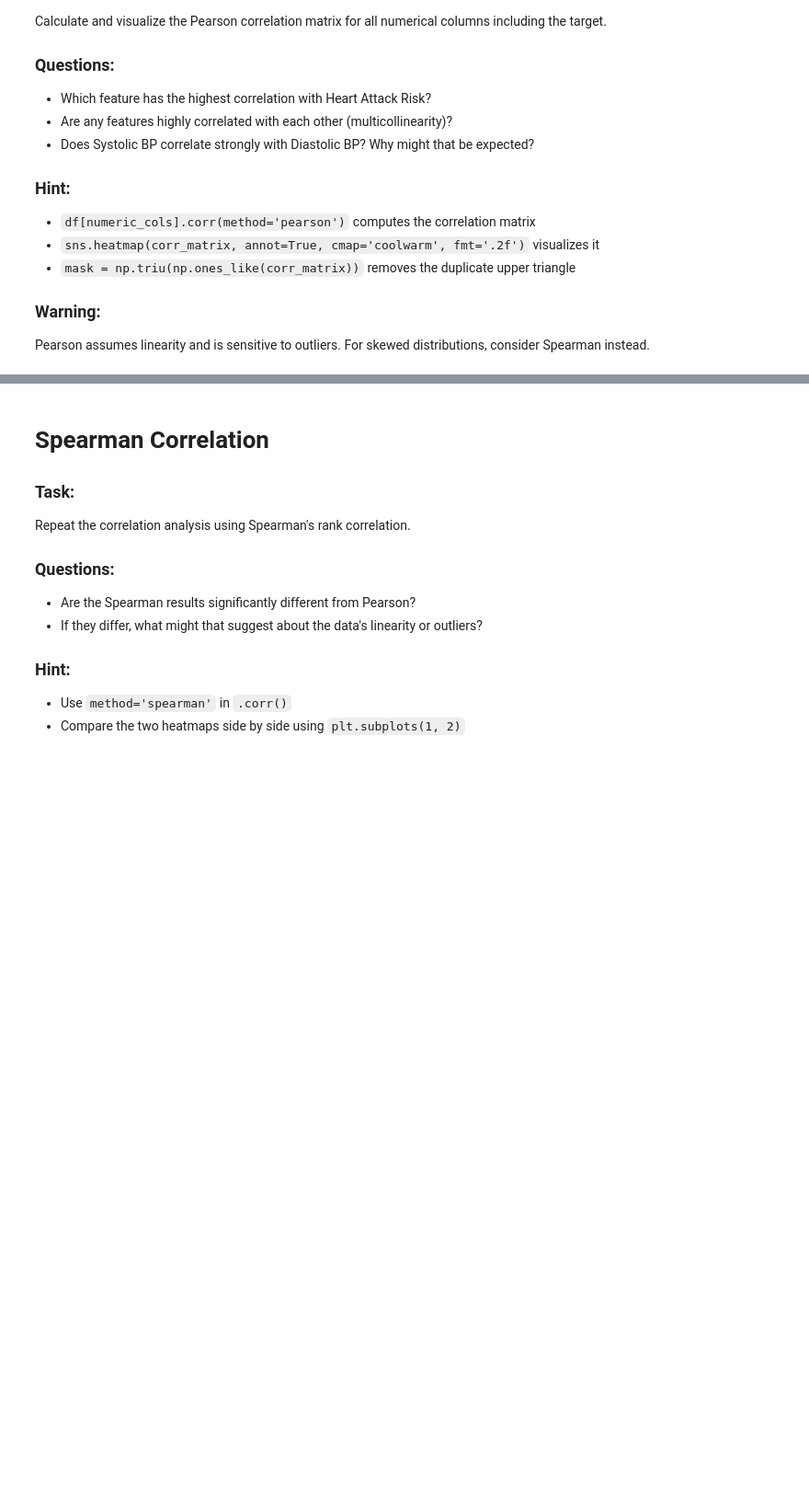
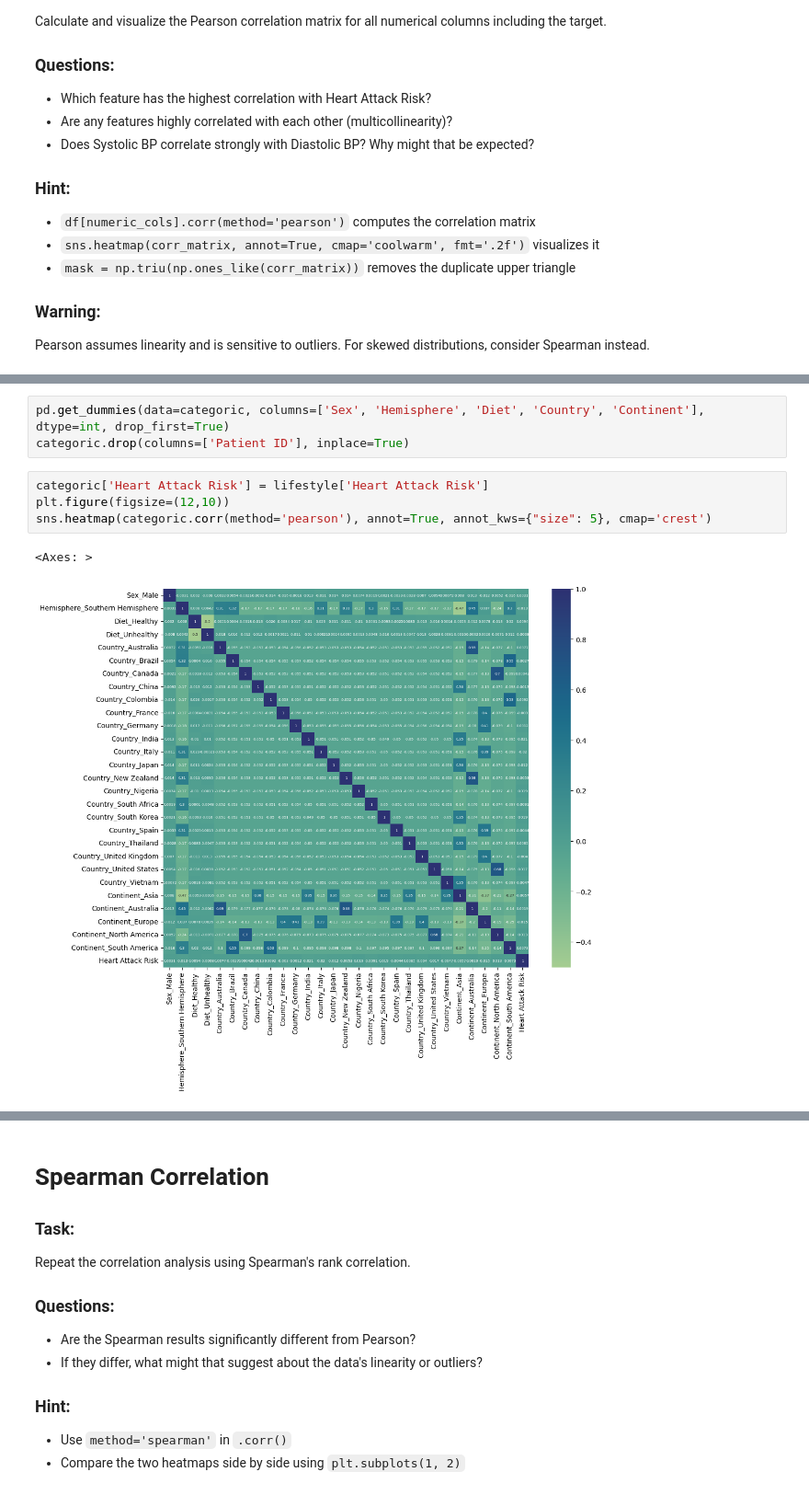
Before and after one commit to CodexAarogya/Fusemachines-Assignments, a Jupyter notebook: Week-1/Data Wrangling/Wk_1_Data_Wrangling_HeartAttack.ipynb, the cells around one changed output, grey strips where cells are left out. Shown at 92% size. Cells and saved outputs as stored; diff of their text form; blank space fills up the shorter version.

```diff
--- a/Week-1/Data Wrangling/Wk_1_Data_Wrangling_HeartAttack.ipynb
+++ b/Week-1/Data Wrangling/Wk_1_Data_Wrangling_HeartAttack.ipynb
@@ -702,2 +685,12 @@ sns.heatmap(spearman_mat, annot=True, cmap='coolwarm', fmt='.2f')
+# %%
+pd.get_dummies(data=categoric, columns=['Sex', 'Hemisphere', 'Diet', 'Country', 'Continent'], dtype=int, drop_first=True)
+categoric.drop(columns=['Patient ID'], inplace=True)
+# %%
+categoric['Heart Attack Risk'] = lifestyle['Heart Attack Risk']
+plt.figure(figsize=(12,10))
+sns.heatmap(categoric.corr(method='pearson'), annot=True, annot_kws={"size": 5}, cmap='crest')
+# %% [output]
+<Axes: >
+[figure, added]
 # %%
 # Your code here
```
Also changed, not shown: parts of 18 cells of this notebook.
